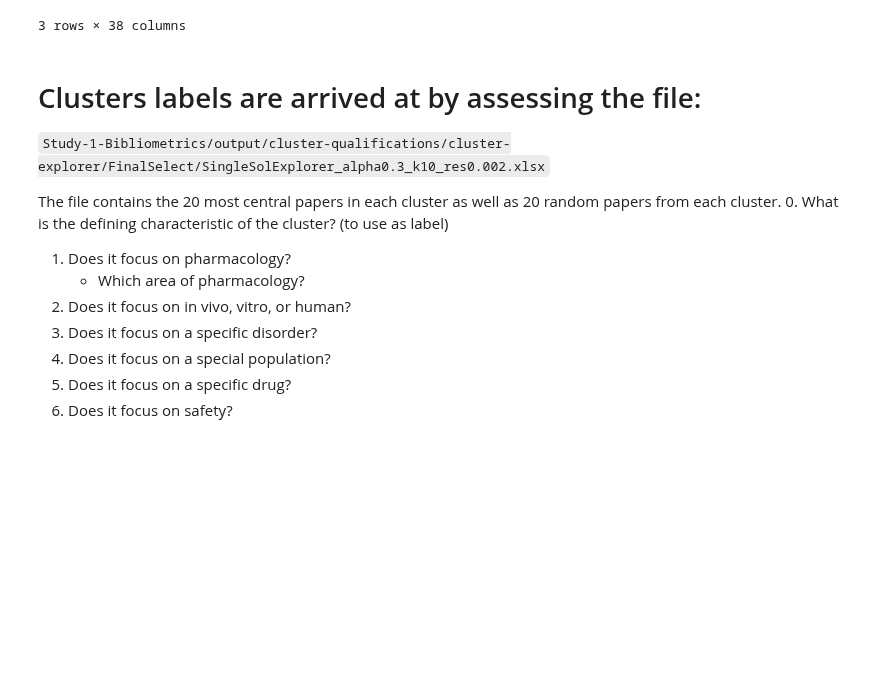
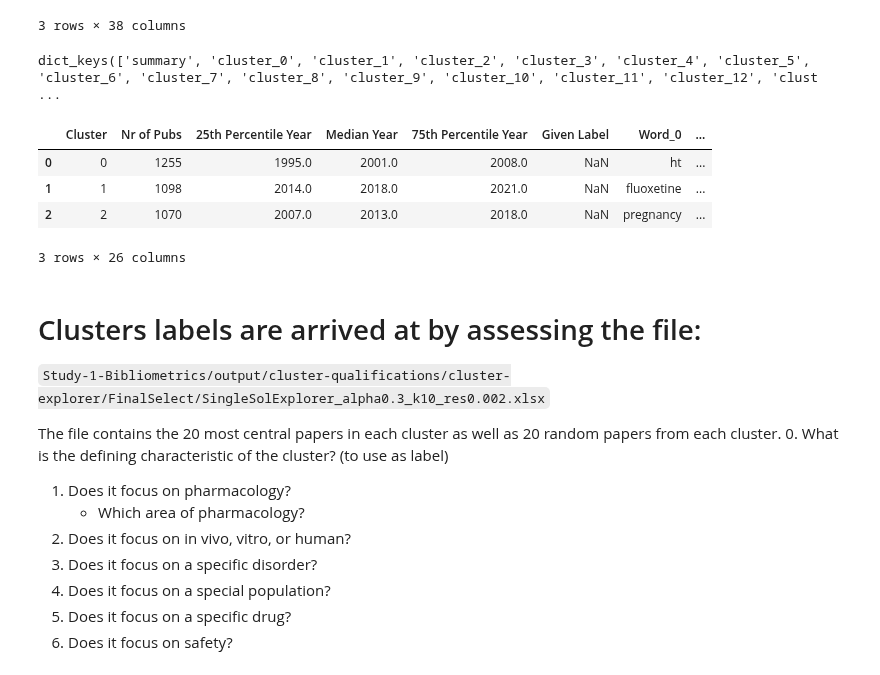
Before and after one commit to jarolim14/SSRI-Evolution, a Jupyter notebook: notebooks/07.1-CommunityCategorization.ipynb, the cells around one changed output. Cells and saved outputs as stored; diff of their text form; code cells hidden in the pictures; blank space fills up the shorter version.

```diff
--- a/notebooks/07.1-CommunityCategorization.ipynb
+++ b/notebooks/07.1-CommunityCategorization.ipynb
@@ -93,6 +97,22 @@ df.head(3)
 | 1 | 2-s2.0-0019936013 | EFFECTS OF PAROXETINE ON SYNAPTOS... | 1982-01-01 | Magnussen I. | NaN | 10.1111/j.1600-0404.1982.tb03382.x | 1982 | Magnussen_1982 | Magnussen_1982_4 | ... |
 | 2 | 2-s2.0-0020058010 | Treatment of intention myoclonus ... | 1982-01-01 | Magnussen I. | NaN | NaN | 1982 | Magnussen_1982 | Magnussen_1982_3 | ... |
 3 rows × 38 columns
+# %%
+import pandas as pd
+
+# Load the Excel file
+file_path = "/Users/jlq293/Projects/Study-1-Bibliometrics/output/cluster-qualifications/cluster-explorer/FinalSelect/FinalRun_i200_SingleSolExplorer_alpha0.3_k10_res0.002.xlsx"
+# Read all sheets into a dictionary
+summary_sheets = pd.read_excel(file_path, sheet_name=None)
+print(summary_sheets.keys())
+summary_sheets["summary"].head(3)
+# %% [output]
+dict_keys(['summary', 'cluster_0', 'cluster_1', 'cluster_2', 'cluster_3', 'cluster_4', 'cluster_5', 'cluster_6', 'cluster_7', 'cluster_8', 'cluster_9', 'cluster_10', 'cluster_11', 'cluster_12', 'clust ...
+|  | Cluster | Nr of Pubs | 25th Percentile Year | Median Year | 75th Percentile Year | Given Label | Word_0 | ... |
+| 0 | 0 | 1255 | 1995.0 | 2001.0 | 2008.0 | NaN | ht | ... |
+| 1 | 1 | 1098 | 2014.0 | 2018.0 | 2021.0 | NaN | fluoxetine | ... |
+| 2 | 2 | 1070 | 2007.0 | 2013.0 | 2018.0 | NaN | pregnancy | ... |
+3 rows × 26 columns
 # %% [markdown]
 # Clusters labels are arrived at by assessing the file:
 
```
Also changed, not shown: parts of 22 cells of this notebook, 5 other files.
